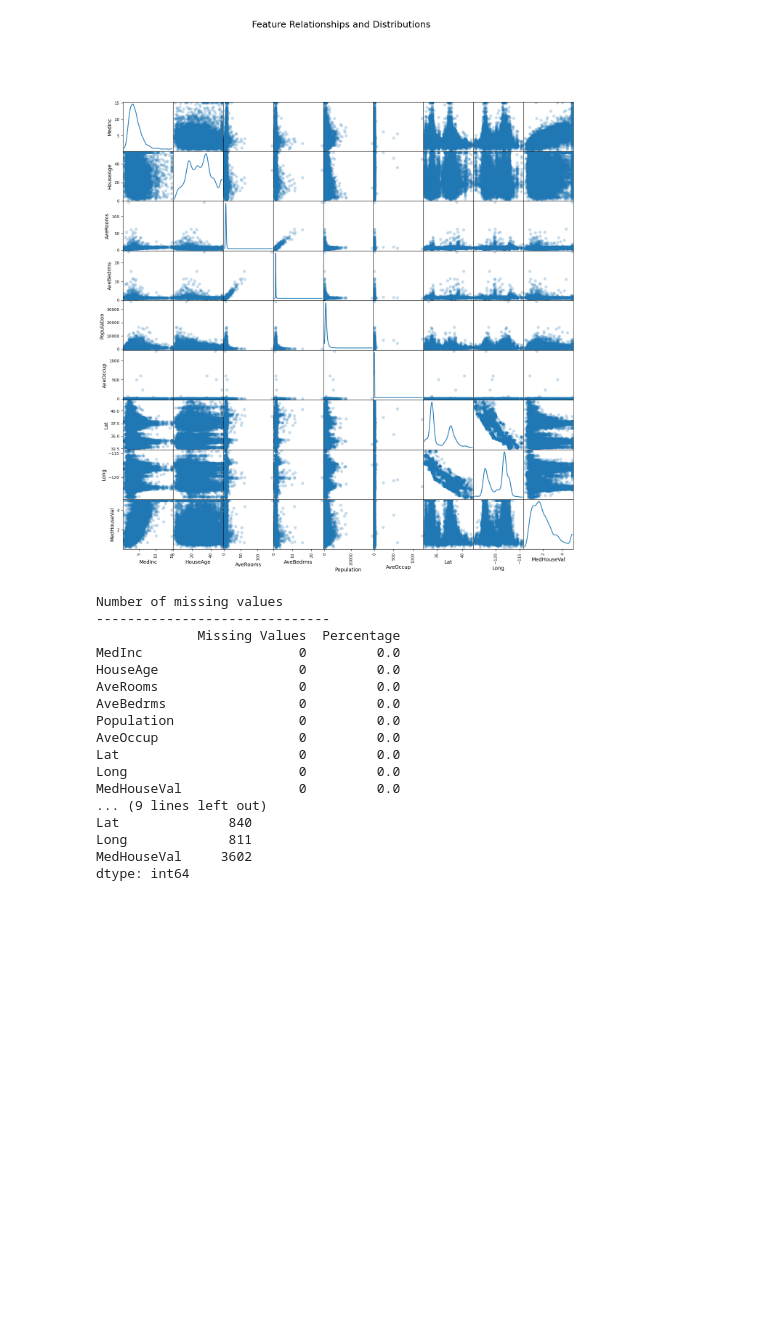
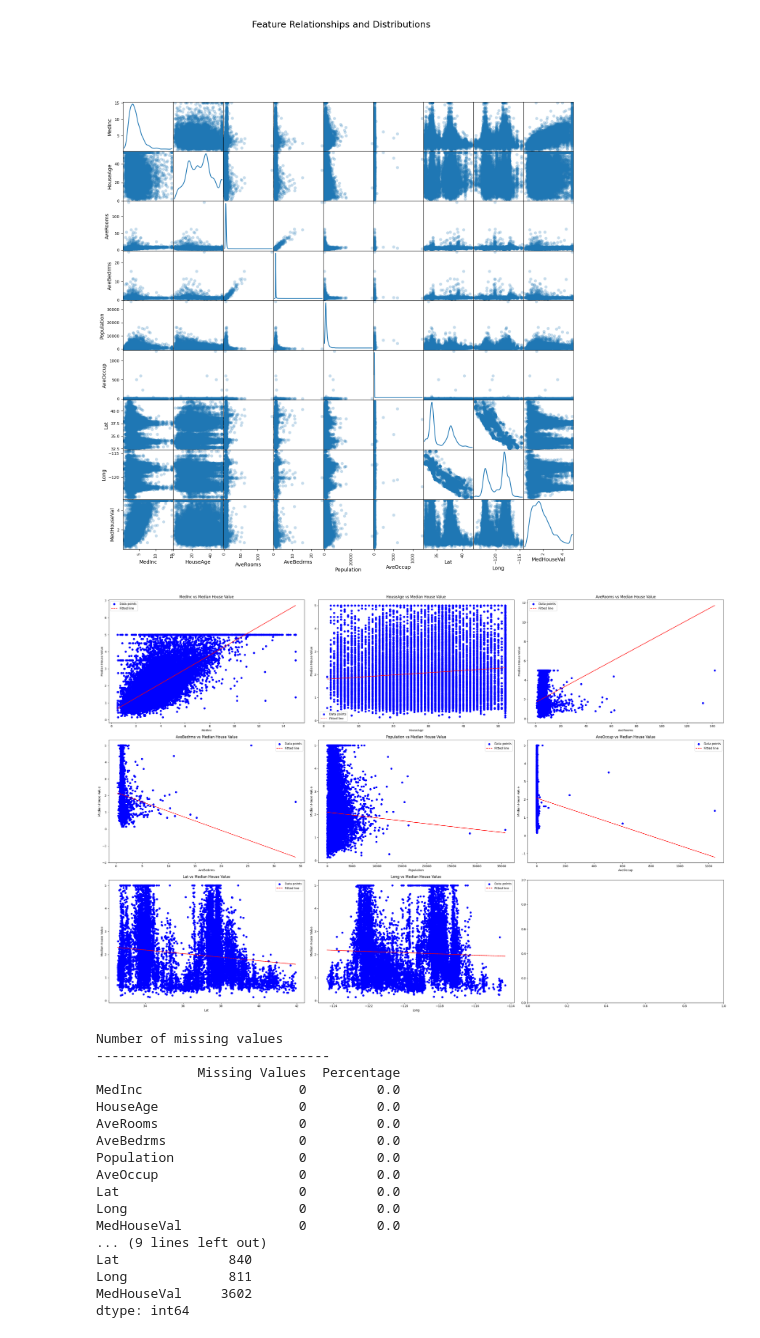
Before and after one commit to NaidaNozic/DeepLearning, a Jupyter notebook: main.ipynb, the cells around one changed output. Saved outputs shown, nothing was run; the diff lists cells and outputs as text; code cells hidden in the pictures; blank space fills up the shorter version.

Commit message:
Added additional plot

```diff
--- a/main.ipynb
+++ b/main.ipynb
@@ -109,6 +109,27 @@ plt.suptitle("Feature Relationships and Distributions", fontsize=18, y=1.02)
 plt.show()
 # %% [output]
 [figure]
+# %%
+features = ["MedInc", "HouseAge", "AveRooms", "AveBedrms", "Population", "AveOccup", "Lat", "Long"]
+fig, axes = plt.subplots(nrows=3, ncols=3, figsize=(30, 20))
+
+for index, (axis, feature) in enumerate(zip(axes.flat, features)):
+    feature_data = X[:, index]
+    fit_params = np.polyfit(feature_data, y, 1)
+    linear_model = np.poly1d(fit_params)
+
+    axis.scatter(feature_data, y, color='blue', label='Data points')
+    axis.plot(feature_data, linear_model(feature_data), 'r--', label='Fitted line')
+
+    axis.set_title(f"{feature} vs Median House Value")
+    axis.set_xlabel(feature)
+    axis.set_ylabel('Median House Value')
+    axis.legend()
+
+plt.tight_layout()
+plt.show()
+# %% [output]
+[figure, added]
 # %%
 # Missing values count
 print("Number of missing values")
```
